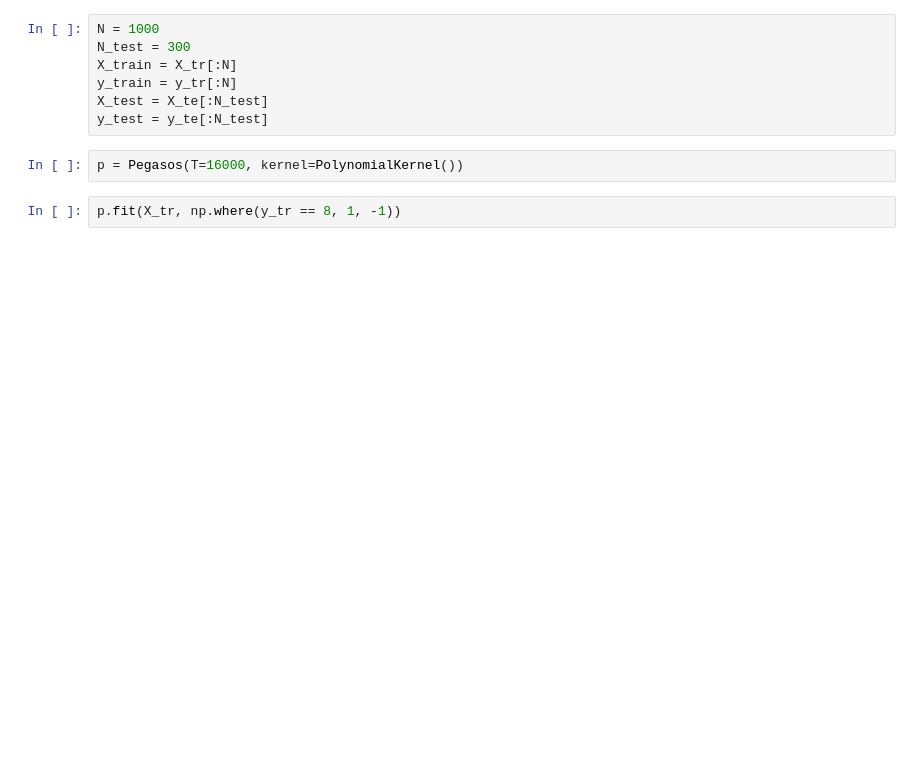
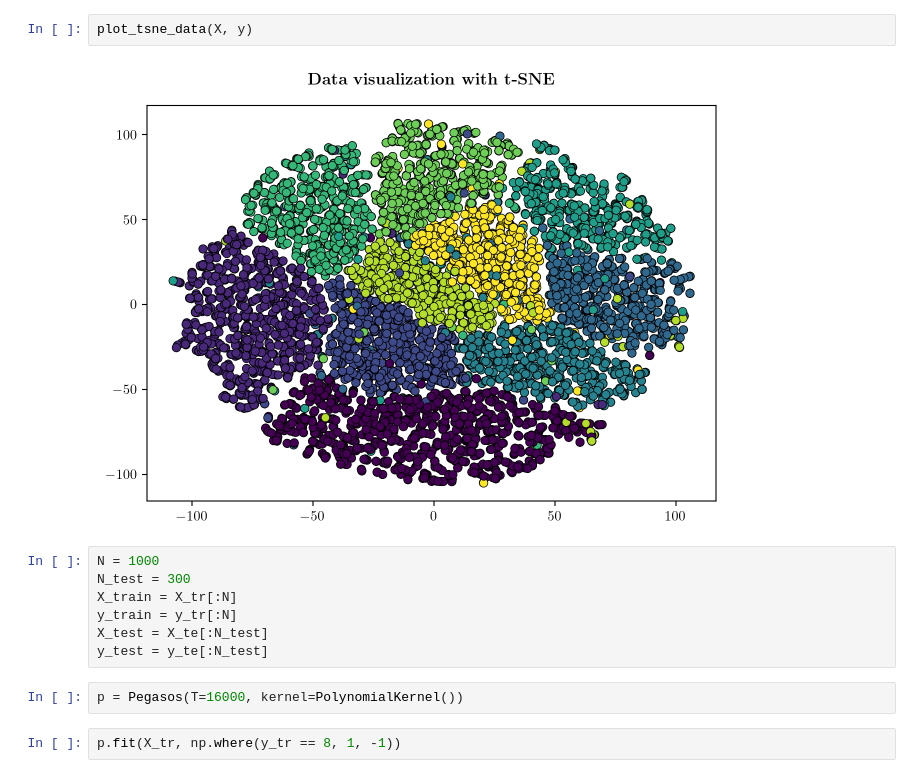
Before and after one commit to gabrielecerizza/smml, a Jupyter notebook: pegasos.ipynb, the cells around one changed output. Cells and saved outputs as stored; diff of their text form; blank space fills up the shorter version.

```diff
--- a/pegasos.ipynb
+++ b/pegasos.ipynb
@@ -19,3 +39,7 @@ with h5py.File(PATH, 'r') as hf:
+# %%
+plot_tsne_data(X, y)
+# %% [output]
+[figure, added]
 # %%
 N = 1000
 N_test = 300
```
Also changed, not shown: parts of 21 cells of this notebook, 12 other files.
